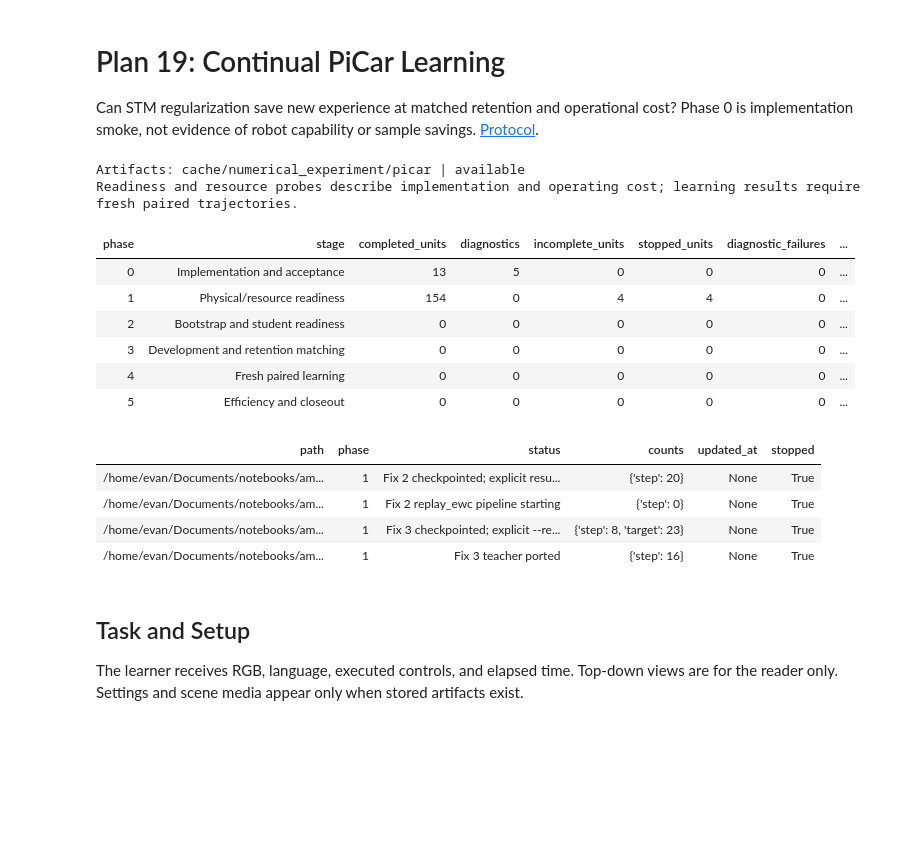
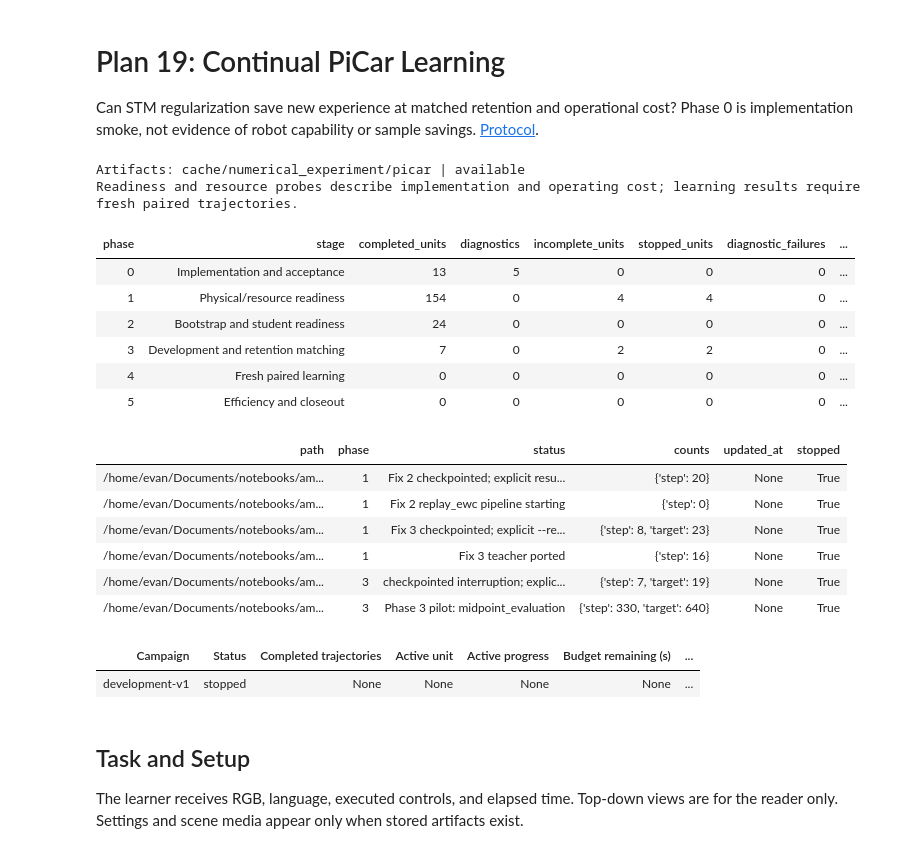
Before and after one commit to wdurno/notebooks, a Jupyter notebook: amari-chenstov-updates/numerical_experiment/picar/plan19_results.ipynb, the cells around one changed output. Cells and saved outputs as stored; diff of their text form; code cells hidden in the pictures; blank space fills up the shorter version.

```diff
--- a/amari-chenstov-updates/numerical_experiment/picar/plan19_results.ipynb
+++ b/amari-chenstov-updates/numerical_experiment/picar/plan19_results.ipynb
@@ -2,38 +2,46 @@
 # Plan 19: Continual PiCar Learning
 
 Can STM regularization save new experience at matched retention and operational cost? Phase 0 is implementation smoke, not evidence of robot capability or sample savings. [Protocol](plan19.md).
-# %%
-from pathlib import Path
-import os, sys
-for parent in (Path.cwd(), *Path.cwd().parents):
-    if (parent / 'numerical_experiment/picar').is_dir():
-        sys.path.insert(0, str(parent))
-        break
-import pandas as pd
-from IPython.display import display
-from numerical_experiment.picar import report
-ROOT = report.resolve_root('cache/numerical_experiment/picar')  # PICAR_CACHE_ROOT overrides the default
-snapshot = report.load_report(ROOT)
-print(f'Artifacts: {report.root_label(ROOT)} | {snapshot["status"]}')
-print(snapshot['note'])
-display(pd.DataFrame(report.progress_rows(snapshot)))
-if snapshot['live']:
-    display(pd.DataFrame(snapshot['live']))
-# %% [output]
-Artifacts: cache/numerical_experiment/picar | available
-Readiness and resource probes describe implementation and operating cost; learning results require fresh paired trajectories.
-| phase | stage | completed_units | diagnostics | incomplete_units | stopped_units | diagnostic_failures | ... |
-| 0 | Implementation and acceptance | 13 | 5 | 0 | 0 | 0 | ... |
-| 1 | Physical/resource readiness | 154 | 0 | 4 | 4 | 0 | ... |
-| 2 | Bootstrap and student readiness | 0 | 0 | 0 | 0 | 0 | ... |
-| 3 | Development and retention matching | 0 | 0 | 0 | 0 | 0 | ... |
-| 4 | Fresh paired learning | 0 | 0 | 0 | 0 | 0 | ... |
-| 5 | Efficiency and closeout | 0 | 0 | 0 | 0 | 0 | ... |
-| path | phase | status | counts | updated_at | stopped |
-| /home/evan/Documents/notebooks/am... | 1 | Fix 2 checkpointed; explicit resu... | {'step': 20} | None | True |
-| /home/evan/Documents/notebooks/am... | 1 | Fix 2 replay_ewc pipeline starting | {'step': 0} | None | True |
-| /home/evan/Documents/notebooks/am... | 1 | Fix 3 checkpointed; explicit --re... | {'step': 8, 'target': 23} | None | True |
-| /home/evan/Documents/notebooks/am... | 1 | Fix 3 teacher ported | {'step': 16} | None | True |
+# %%
+from pathlib import Path
+import os, sys
+for parent in (Path.cwd(), *Path.cwd().parents):
+    if (parent / 'numerical_experiment/picar').is_dir():
+        sys.path.insert(0, str(parent))
+        break
+import pandas as pd
+from IPython.display import display
+from numerical_experiment.picar import report
+ROOT = report.resolve_root('/home/evan/Documents/notebooks/amari-chenstov-updates/cache/numerical_experiment/picar')  # PICAR_CACHE_ROOT overrides the default
+snapshot = report.load_report(ROOT)
+print(f'Artifacts: {report.root_label(ROOT)} | {snapshot["status"]}')
+print(snapshot['note'])
+display(pd.DataFrame(report.progress_rows(snapshot)))
+if snapshot['live']:
+    display(pd.DataFrame(snapshot['live']))
+from numerical_experiment.picar.phase3_report import progress_rows as development_progress
+development = development_progress(snapshot)
+if development:
+    display(pd.DataFrame(development))
+# %% [output]
+Artifacts: cache/numerical_experiment/picar | available
+Readiness and resource probes describe implementation and operating cost; learning results require fresh paired trajectories.
+| phase | stage | completed_units | diagnostics | incomplete_units | stopped_units | diagnostic_failures | ... |
+| 0 | Implementation and acceptance | 13 | 5 | 0 | 0 | 0 | ... |
+| 1 | Physical/resource readiness | 154 | 0 | 4 | 4 | 0 | ... |
+| 2 | Bootstrap and student readiness | 24 | 0 | 0 | 0 | 0 | ... |
+| 3 | Development and retention matching | 7 | 0 | 2 | 2 | 0 | ... |
+| 4 | Fresh paired learning | 0 | 0 | 0 | 0 | 0 | ... |
+| 5 | Efficiency and closeout | 0 | 0 | 0 | 0 | 0 | ... |
+| path | phase | status | counts | updated_at | stopped |
+| /home/evan/Documents/notebooks/am... | 1 | Fix 2 checkpointed; explicit resu... | {'step': 20} | None | True |
+| /home/evan/Documents/notebooks/am... | 1 | Fix 2 replay_ewc pipeline starting | {'step': 0} | None | True |
+| /home/evan/Documents/notebooks/am... | 1 | Fix 3 checkpointed; explicit --re... | {'step': 8, 'target': 23} | None | True |
+| /home/evan/Documents/notebooks/am... | 1 | Fix 3 teacher ported | {'step': 16} | None | True |
+| /home/evan/Documents/notebooks/am... | 3 | checkpointed interruption; explic... | {'step': 7, 'target': 19} | None | True |
+| /home/evan/Documents/notebooks/am... | 3 | Phase 3 pilot: midpoint_evaluation | {'step': 330, 'target': 640} | None | True |
+| Campaign | Status | Completed trajectories | Active unit | Active progress | Budget remaining (s) | ... |
+| development-v1 | stopped | None | None | None | None | ... |
 # %% [markdown]
 ## Task and Setup
 
```
Also changed, not shown: parts of 9 cells of this notebook, 38 other files.
